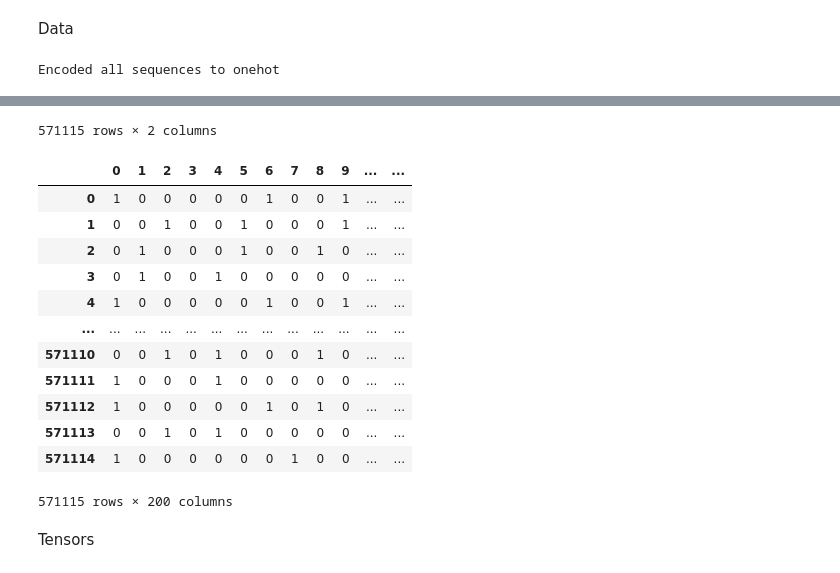
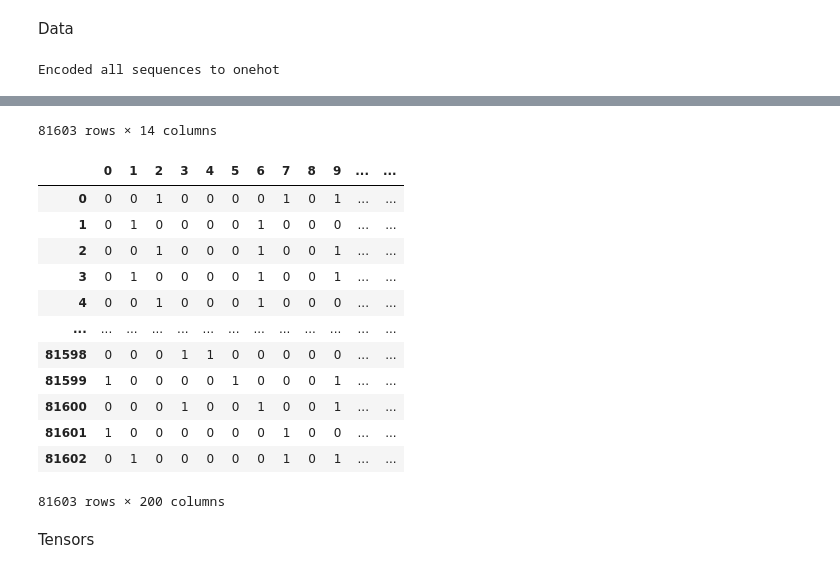
Before and after one commit to prabh-o-wabo/DNA_cyclizability, a Jupyter notebook: Notebooks/PredictC0.ipynb, the cells around one changed output, grey strips where cells are left out. Cells and saved outputs as stored; diff of their text form; code cells hidden in the pictures.

```diff
--- a/Notebooks/PredictC0.ipynb
+++ b/Notebooks/PredictC0.ipynb
@@ -17,7 +17,7 @@ Data
 # %%
 dir = '../Data/'
 sub_dir = 'ChrV/'
-file = 'ChrV_M_adapterfree.dat'
+file = 'ChrV.dat'
 dataFilepath = f'{dir}{sub_dir}{file}'
 
 # Read file without treating the first line as a header (most sequence files have no header)
@@ -63,17 +63,17 @@ Encoded all sequences to onehot
-571115 rows × 2 columns
+81603 rows × 14 columns
 |  | 0 | 1 | 2 | 3 | 4 | 5 | 6 | 7 | 8 | 9 | ... | ... |
-| 0 | 1 | 0 | 0 | 0 | 0 | 0 | 1 | 0 | 0 | 1 | ... | ... |
-| 1 | 0 | 0 | 1 | 0 | 0 | 1 | 0 | 0 | 0 | 1 | ... | ... |
-| 2 | 0 | 1 | 0 | 0 | 0 | 1 | 0 | 0 | 1 | 0 | ... | ... |
-| 3 | 0 | 1 | 0 | 0 | 1 | 0 | 0 | 0 | 0 | 0 | ... | ... |
-| 4 | 1 | 0 | 0 | 0 | 0 | 0 | 1 | 0 | 0 | 1 | ... | ... |
+| 0 | 0 | 0 | 1 | 0 | 0 | 0 | 0 | 1 | 0 | 1 | ... | ... |
+| 1 | 0 | 1 | 0 | 0 | 0 | 0 | 1 | 0 | 0 | 0 | ... | ... |
+| 2 | 0 | 0 | 1 | 0 | 0 | 0 | 1 | 0 | 0 | 1 | ... | ... |
+| 3 | 0 | 1 | 0 | 0 | 0 | 0 | 1 | 0 | 0 | 1 | ... | ... |
+| 4 | 0 | 0 | 1 | 0 | 0 | 0 | 1 | 0 | 0 | 0 | ... | ... |
 | ... | ... | ... | ... | ... | ... | ... | ... | ... | ... | ... | ... | ... |
-| 571110 | 0 | 0 | 1 | 0 | 1 | 0 | 0 | 0 | 1 | 0 | ... | ... |
-| 571111 | 1 | 0 | 0 | 0 | 1 | 0 | 0 | 0 | 0 | 0 | ... | ... |
-| 571112 | 1 | 0 | 0 | 0 | 0 | 0 | 1 | 0 | 1 | 0 | ... | ... |
-| 571113 | 0 | 0 | 1 | 0 | 1 | 0 | 0 | 0 | 0 | 0 | ... | ... |
-| 571114 | 1 | 0 | 0 | 0 | 0 | 0 | 0 | 1 | 0 | 0 | ... | ... |
+| 81598 | 0 | 0 | 0 | 1 | 1 | 0 | 0 | 0 | 0 | 0 | ... | ... |
+| 81599 | 1 | 0 | 0 | 0 | 0 | 1 | 0 | 0 | 0 | 1 | ... | ... |
+| 81600 | 0 | 0 | 0 | 1 | 0 | 0 | 1 | 0 | 0 | 1 | ... | ... |
+| 81601 | 1 | 0 | 0 | 0 | 0 | 0 | 0 | 1 | 0 | 0 | ... | ... |
+| 81602 | 0 | 1 | 0 | 0 | 0 | 0 | 0 | 1 | 0 | 1 | ... | ... |
-571115 rows × 200 columns
+81603 rows × 200 columns
 # %% [markdown]
 Tensors
 # %%
```
Also changed, not shown: parts of 6 cells of this notebook.
